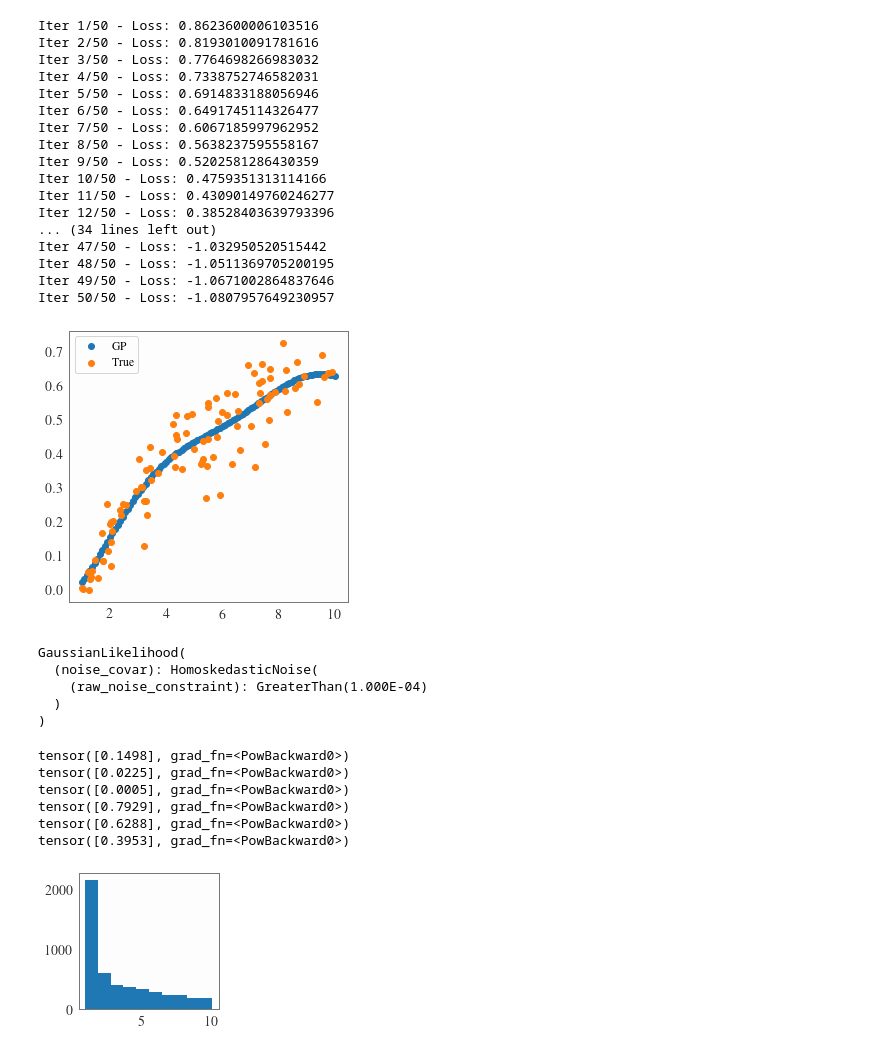
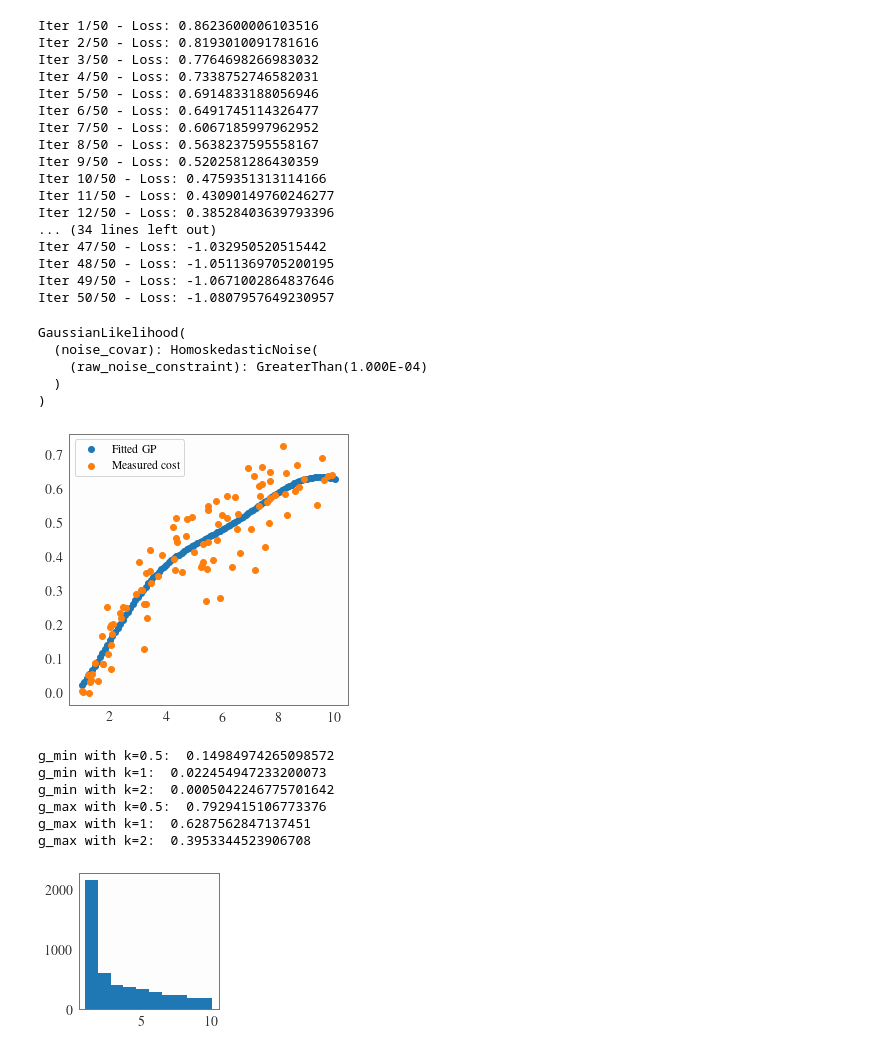
Before and after one commit to huangdaolang/cost-aware-sbi, a Jupyter notebook: HomoSIR_NPE.ipynb, the cells around one changed output. Saved outputs shown, nothing was run; the diff lists cells and outputs as text; code cells hidden in the pictures.

```diff
--- a/HomoSIR_NPE.ipynb
+++ b/HomoSIR_NPE.ipynb
@@ -244,20 +179,4 @@ Iter 47/50 - Loss: -1.032950520515442
 Iter 48/50 - Loss: -1.0511369705200195
 Iter 49/50 - Loss: -1.0671002864837646
 Iter 50/50 - Loss: -1.0807957649230957
-# %%
-model.eval()
-likelihood.eval()
-
-x_test = torch.linspace(1, 10, 100).reshape(-1, 1)
-
-with torch.no_grad(), gpytorch.settings.fast_pred_var():
-    observed_pred = likelihood(model(x_test)).mean
-
-plt.figure(figsize=[5,5])
-plt.scatter(x_test, observed_pred, label="GP")
-plt.scatter(X, times_train, label="True")
-plt.legend()
-plt.show()
-# %% [output]
-[figure, old version]
 # %%
@@ -296,20 +203,0 @@ while count < num_sim:
-# %%
-prior_end = torch.tensor([10.]).reshape(-1, 1)
-
-g_min = likelihood(model(prior_start)).mean
-g_max = likelihood(model(prior_end)).mean
-
-print(g_min ** 0.5)
-print(g_min ** 1)
-print(g_min ** 2)
-
-print(g_max ** 0.5)
-print(g_max ** 1)
-print(g_max ** 2)
-# %% [output]
-tensor([0.1498], grad_fn=<PowBackward0>)
-tensor([0.0225], grad_fn=<PowBackward0>)
-tensor([0.0005], grad_fn=<PowBackward0>)
-tensor([0.7929], grad_fn=<PowBackward0>)
-tensor([0.6288], grad_fn=<PowBackward0>)
-tensor([0.3953], grad_fn=<PowBackward0>)
@@ -318 +204,35 @@ w = likelihood(model(theta_tilde)).mean.detach() ** k
+# %%
+x_test = torch.linspace(1, 10, 100).reshape(-1, 1)
+
+with torch.no_grad(), gpytorch.settings.fast_pred_var():
+    observed_pred = likelihood(model(x_test)).mean
+
+plt.figure(figsize=[5,5])
+plt.scatter(x_test, observed_pred, label="Fitted GP")
+plt.scatter(X, times_train, label="Measured cost")
+plt.legend()
+plt.show()
+# %% [output]
+[figure, new version]
+# %%
+prior_start = torch.tensor([1.]).reshape(-1, 1)
+prior_end = torch.tensor([10.]).reshape(-1, 1)
+
+g_min = likelihood(model(prior_start)).mean
+g_max = likelihood(model(prior_end)).mean
+
+print("g_min with k=0.5: ", (g_min ** 0.5).item())
+print("g_min with k=1: ", (g_min ** 1).item())
+print("g_min with k=2: ", (g_min ** 2).item())
+
+print("g_max with k=0.5: ", (g_max ** 0.5).item())
+print("g_max with k=1: ", (g_max ** 1).item())
+print("g_max with k=2: ", (g_max ** 2).item())
+# %% [output]
+g_min with k=0.5:  0.14984974265098572
+g_min with k=1:  0.022454947233200073
+g_min with k=2:  0.0005042246775701642
+g_max with k=0.5:  0.7929415106773376
+g_max with k=1:  0.6287562847137451
+g_max with k=2:  0.3953344523906708
 # %%
```
Also changed, not shown: parts of 37 cells of this notebook.
